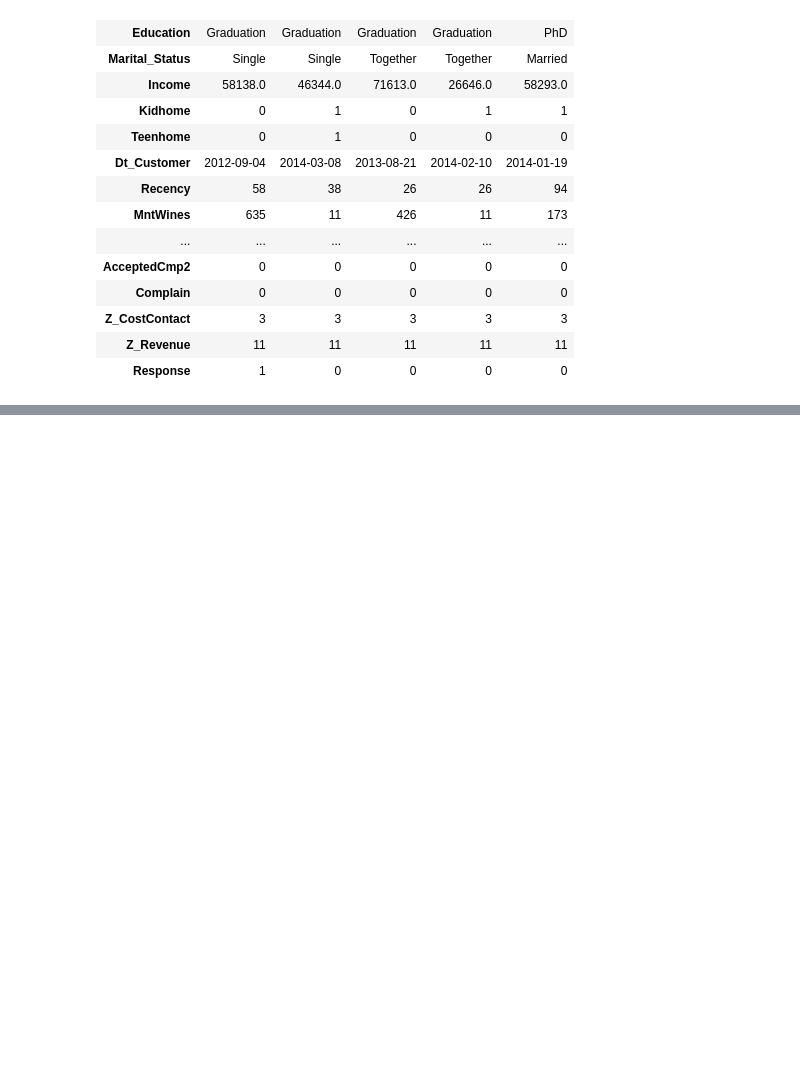
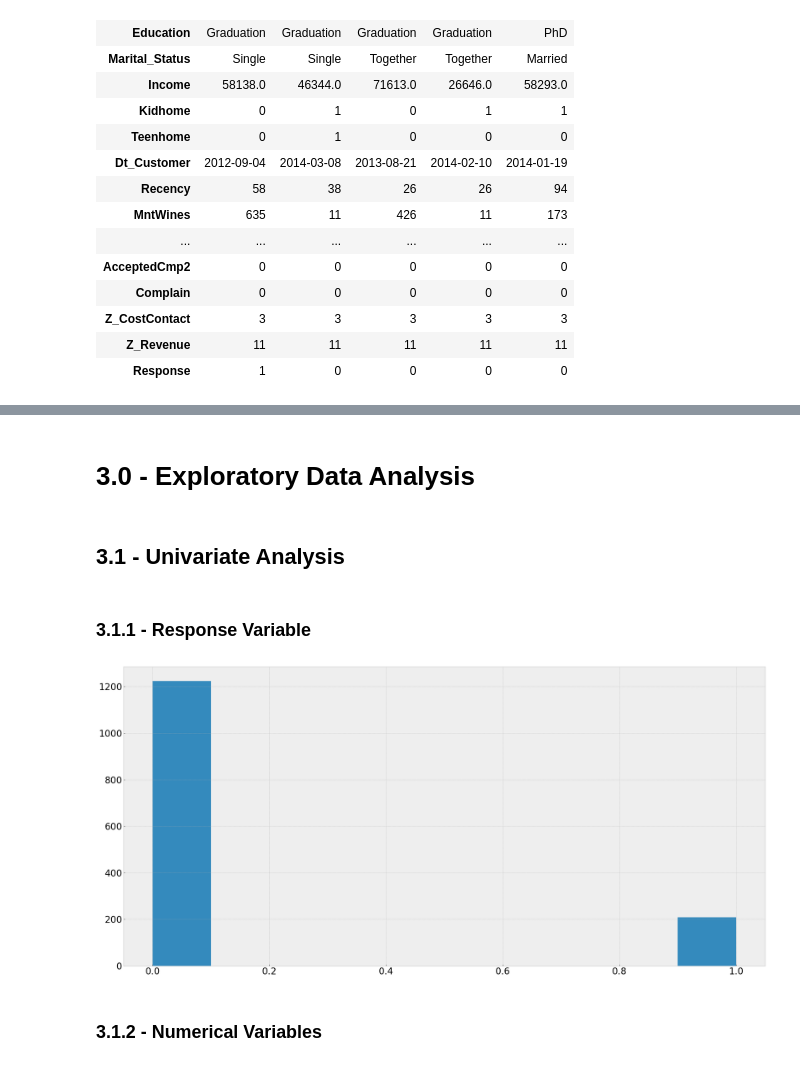
Before and after one commit to andersonrenatobonif/case_food_delivery, a Jupyter notebook: notebooks/v001.ipynb, the cells around one changed output, grey strips where cells are left out. Drawn from its saved outputs; the diff is of its cells as text; code cells hidden in the pictures; blank space fills up the shorter version.

```diff
--- a/notebooks/v001.ipynb
+++ b/notebooks/v001.ipynb
@@ -66,0 +239,2 @@ df.head().T
+# %%
+df2 = df1.copy()
@@ -66,0 +269,15 @@ df.head().T
+# %%
+# Criar coluna idade
+
+data_atual = datetime.now()
+
+df2['age'] = data_atual.year - df2['year_birth']
+df2.drop(['year_birth'],axis=1, inplace=True)
+
+# Criar a coluna customer_time com o tempo e meses que cada pessoa é cliente da compania
+
+df2['customer_time'] = (((data_atual - df2['dt_customer']).dt.days) / 30).astype(int)
+df2.drop(['dt_customer'], axis=1, inplace=True)
+
+# Alterando valores na coluna marital_status
+df2['marital_status'] = df2['marital_status'].apply(lambda x: 'Single' if x == 'Alone' else 'Single' if x == 'YOLO' else x)
@@ -66,0 +286,21 @@ df.head().T
+# %%
+# Retirando colunas que por não ter variação não vão ajudar a explicar o fenômeno
+
+cols_drop = ['z_cost_contact', 'z_revenue' ]
+
+df2.drop(cols_drop, axis=1, inplace=True)
+# %% [markdown]
+# 3.0 - Exploratory Data Analysis
+# %%
+df3 = df2.copy()
+# %% [markdown]
+## 3.1 - Univariate Analysis
+# %% [markdown]
+### 3.1.1 - Response Variable
+# %%
+df3['response'].hist()
+plt.tight_layout();
+# %% [output]
+[figure, added]
+# %% [markdown]
+### 3.1.2 - Numerical Variables
```
Also changed, not shown: parts of 43 cells of this notebook.
